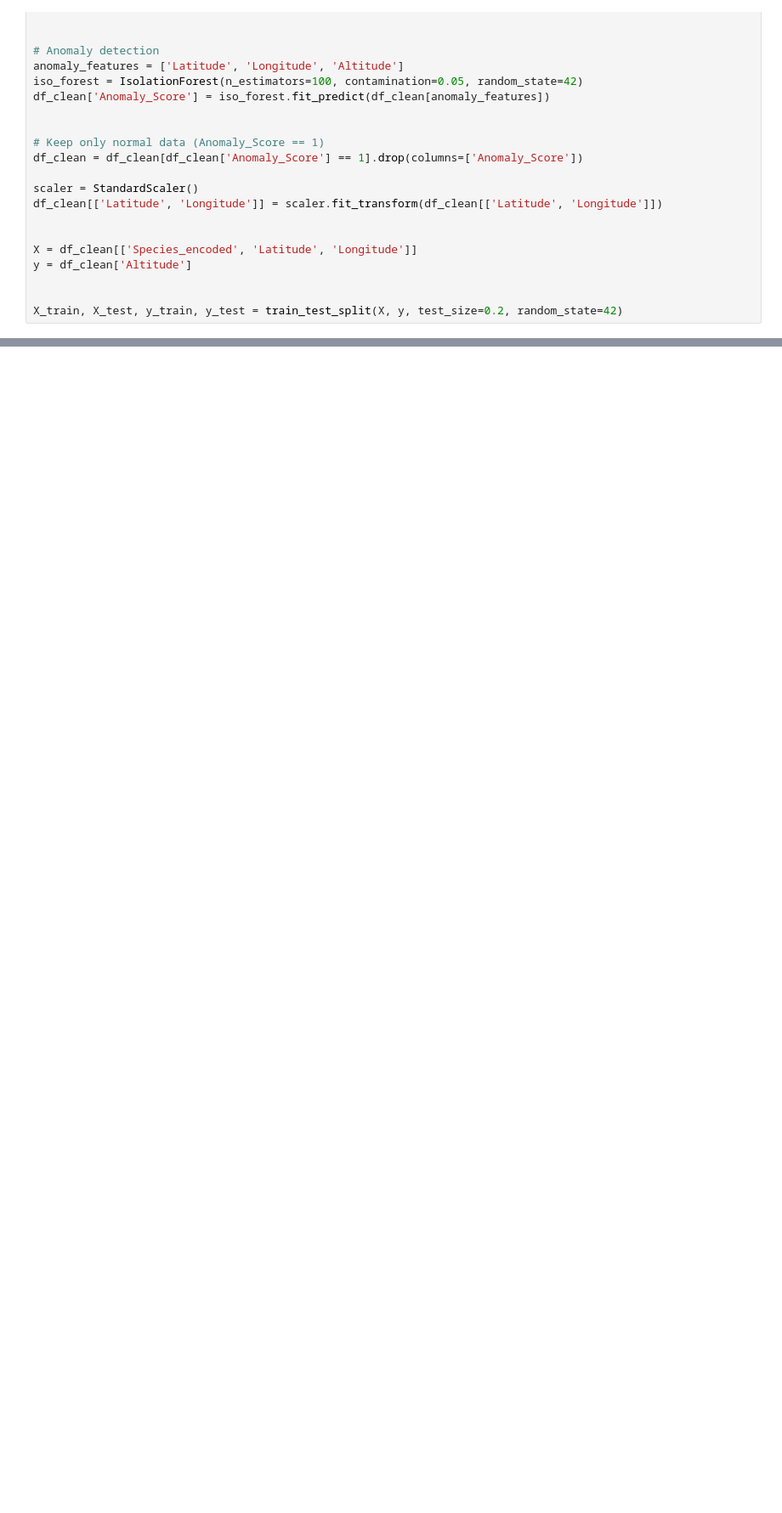
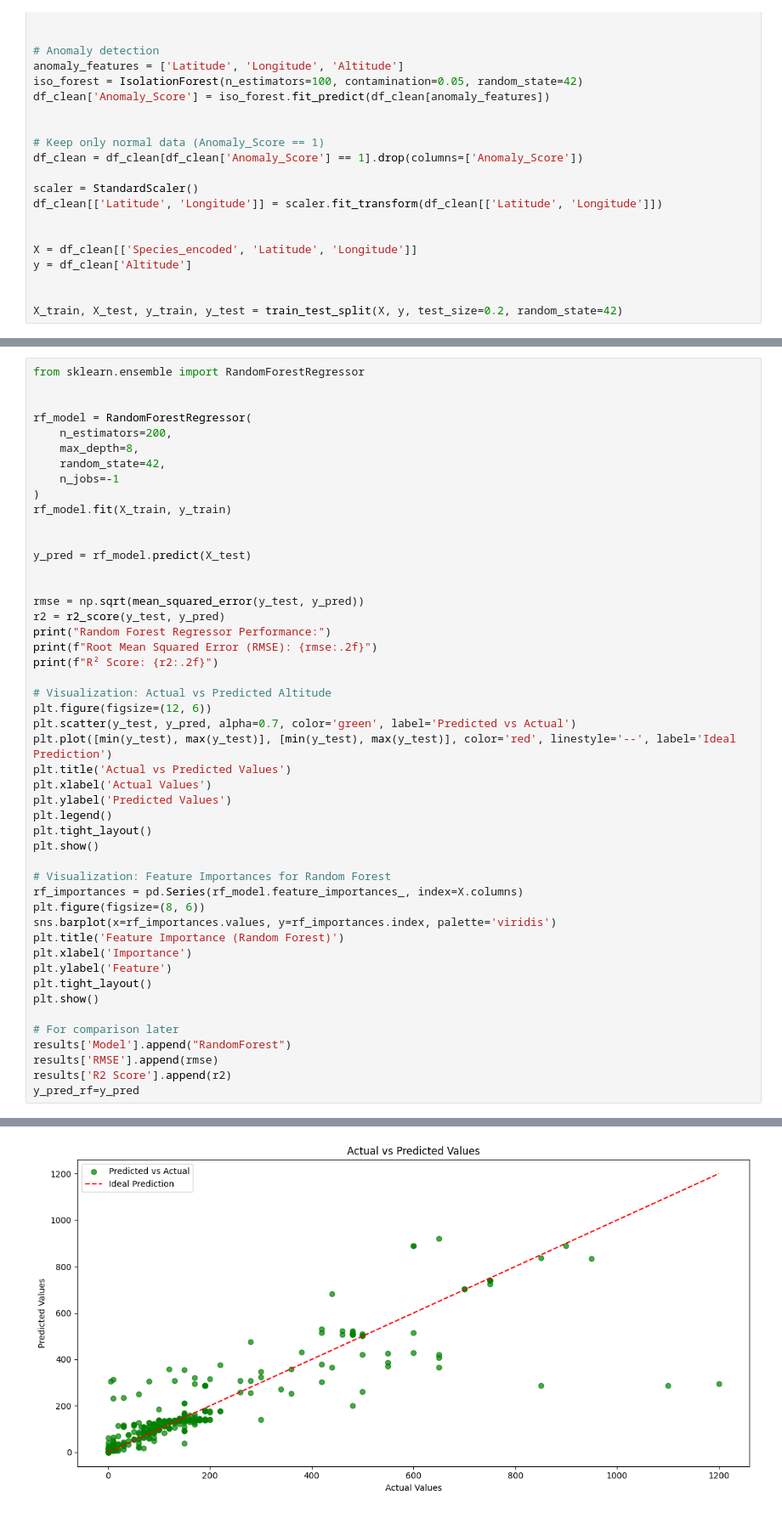
Before and after one commit to G-Bielokozowicz/Birdcall-Identification, a Jupyter notebook: altitude_prediction.ipynb, the cells around one changed output, grey strips where cells are left out. Shown at 85% size. Saved outputs shown, nothing was run; the diff lists cells and outputs as text; blank space fills up the shorter version.

```diff
--- a/altitude_prediction.ipynb
+++ b/altitude_prediction.ipynb
@@ -194,0 +209,49 @@ R² Score: 0.718056045473423
+# %%
+from sklearn.ensemble import RandomForestRegressor
+
+
+rf_model = RandomForestRegressor(
+    n_estimators=200,
+    max_depth=8,
+    random_state=42,
+    n_jobs=-1
+)
+rf_model.fit(X_train, y_train)
+
+
+y_pred = rf_model.predict(X_test)
+
+
+rmse = np.sqrt(mean_squared_error(y_test, y_pred))
+r2 = r2_score(y_test, y_pred)
+print("Random Forest Regressor Performance:")
+print(f"Root Mean Squared Error (RMSE): {rmse:.2f}")
+print(f"R² Score: {r2:.2f}")
+
+# Visualization: Actual vs Predicted Altitude
+plt.figure(figsize=(12, 6))
+plt.scatter(y_test, y_pred, alpha=0.7, color='green', label='Predicted vs Actual')
+plt.plot([min(y_test), max(y_test)], [min(y_test), max(y_test)], color='red', linestyle='--', label='Ideal Prediction')
+plt.title('Actual vs Predicted Values')
+plt.xlabel('Actual Values')
+plt.ylabel('Predicted Values')
+plt.legend()
+plt.tight_layout()
+plt.show()
+
+# Visualization: Feature Importances for Random Forest
+rf_importances = pd.Series(rf_model.feature_importances_, index=X.columns)
+plt.figure(figsize=(8, 6))
+sns.barplot(x=rf_importances.values, y=rf_importances.index, palette='viridis')
+plt.title('Feature Importance (Random Forest)')
+plt.xlabel('Importance')
+plt.ylabel('Feature')
+plt.tight_layout()
+plt.show()
+
+# For comparison later
+results['Model'].append("RandomForest")
+results['RMSE'].append(rmse)
+results['R2 Score'].append(r2)
+y_pred_rf=y_pred
+# %% [output]
@@ -194,0 +261 @@ R² Score: 0.718056045473423
+[figure, added]
```
Also changed, not shown: parts of 5 cells of this notebook.
